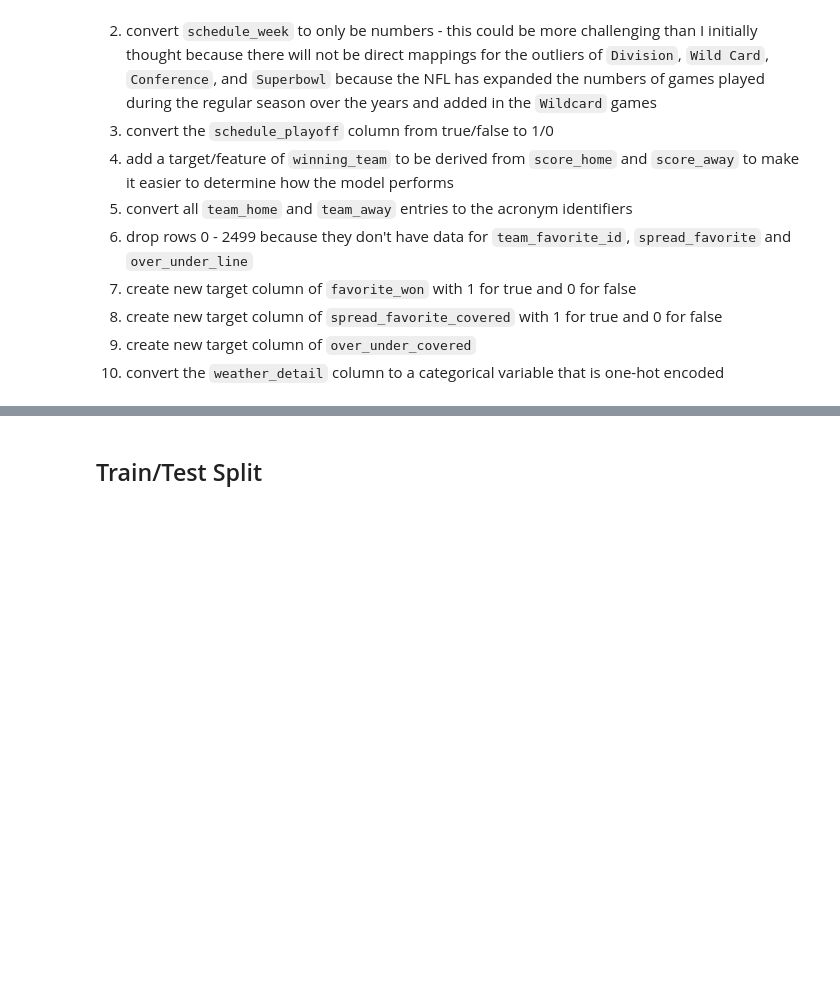
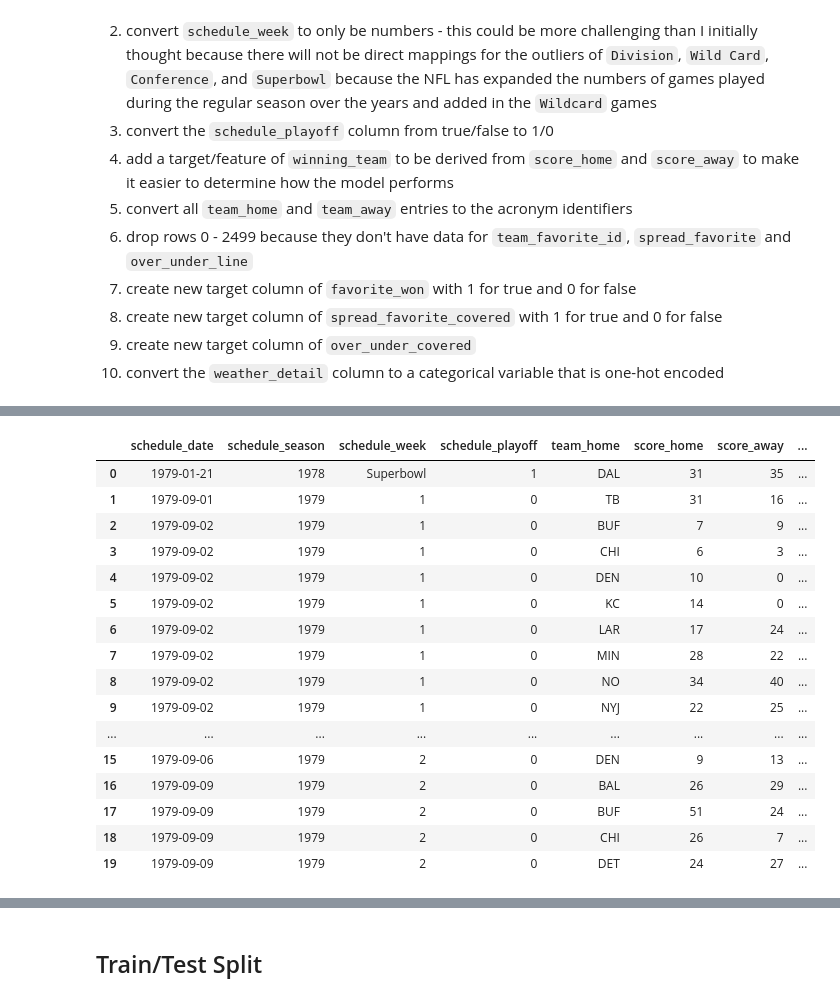
Before and after one commit to tyslas/CS5265-tyslas-nfl-spread-line-outcomes, a Jupyter notebook: NFLSpreadAndLineOutcomes.ipynb, the cells around one changed output, grey strips where cells are left out. Drawn from its saved outputs; the diff is of its cells as text; code cells hidden in the pictures; blank space fills up the shorter version.

```diff
--- a/NFLSpreadAndLineOutcomes.ipynb
+++ b/NFLSpreadAndLineOutcomes.ipynb
@@ -237,10 +238,29 @@ print('number of ties:', scores['winning_team'].value_counts()['tie'])
 # %%
 # drop rows 0 - 2499 because they don't have data for team_favorite_id, spread_favorite and over_under_line
 start_index = 0
 end_index = 2500
 
 scores_dropped = scores.drop(scores.index[start_index:end_index])
+scores_dropped.reset_index(drop = True, inplace = True)
 scores_dropped.head(20)
+# %% [output]
+|  | schedule_date | schedule_season | schedule_week | schedule_playoff | team_home | score_home | score_away | ... |
+| 0 | 1979-01-21 | 1978 | Superbowl | 1 | DAL | 31 | 35 | ... |
+| 1 | 1979-09-01 | 1979 | 1 | 0 | TB | 31 | 16 | ... |
+| 2 | 1979-09-02 | 1979 | 1 | 0 | BUF | 7 | 9 | ... |
+| 3 | 1979-09-02 | 1979 | 1 | 0 | CHI | 6 | 3 | ... |
+| 4 | 1979-09-02 | 1979 | 1 | 0 | DEN | 10 | 0 | ... |
+| 5 | 1979-09-02 | 1979 | 1 | 0 | KC | 14 | 0 | ... |
+| 6 | 1979-09-02 | 1979 | 1 | 0 | LAR | 17 | 24 | ... |
+| 7 | 1979-09-02 | 1979 | 1 | 0 | MIN | 28 | 22 | ... |
+| 8 | 1979-09-02 | 1979 | 1 | 0 | NO | 34 | 40 | ... |
+| 9 | 1979-09-02 | 1979 | 1 | 0 | NYJ | 22 | 25 | ... |
+| ... | ... | ... | ... | ... | ... | ... | ... | ... |
+| 15 | 1979-09-06 | 1979 | 2 | 0 | DEN | 9 | 13 | ... |
+| 16 | 1979-09-09 | 1979 | 2 | 0 | BAL | 26 | 29 | ... |
+| 17 | 1979-09-09 | 1979 | 2 | 0 | BUF | 51 | 24 | ... |
+| 18 | 1979-09-09 | 1979 | 2 | 0 | CHI | 26 | 7 | ... |
+| 19 | 1979-09-09 | 1979 | 2 | 0 | DET | 24 | 27 | ... |
 # %%
 # create new target column of favorite_won with 1 for true and 0 for false
 # the favorite_won column is returning an float instead of an int -- need to fix
```
Also changed, not shown: parts of 8 cells of this notebook.
